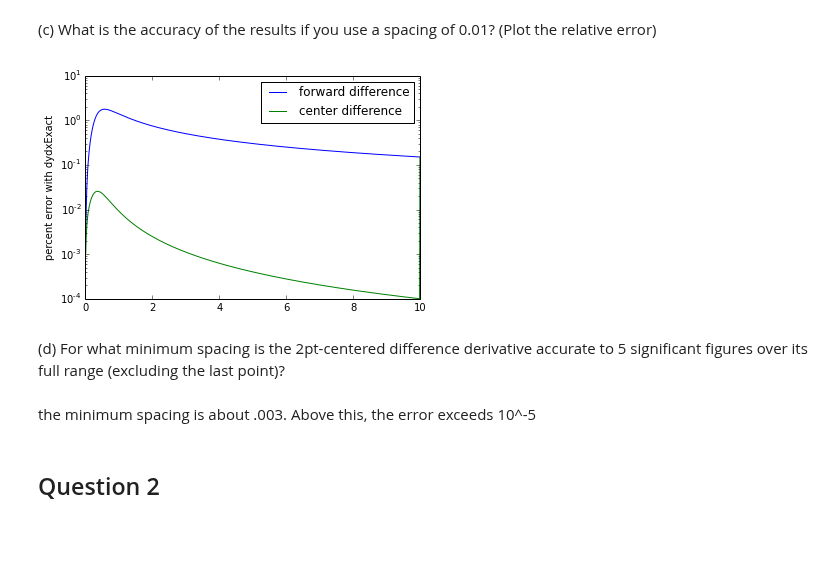
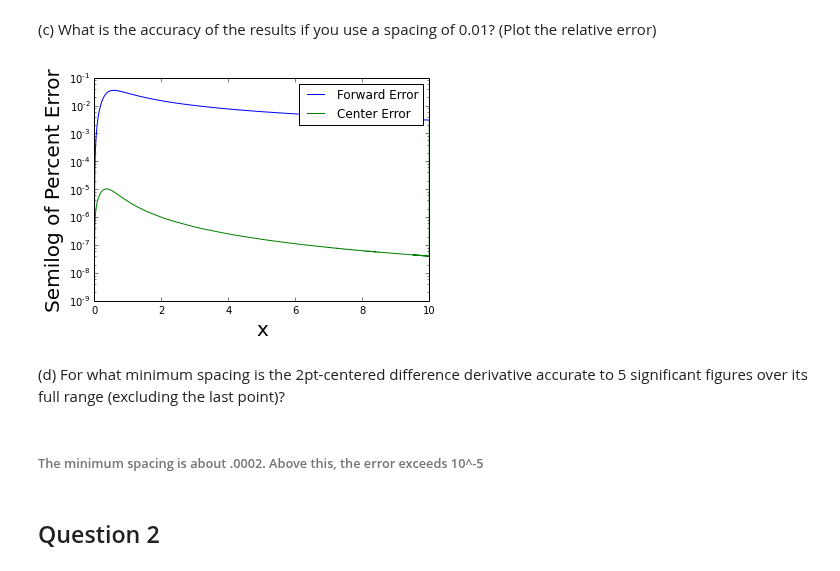
Before and after one commit to jpizagui/PHYS202-S14, a Jupyter notebook: SciPy/DifferentiationExercises.ipynb, the cells around one changed output. Cells and saved outputs as stored; diff of their text form; code cells hidden in the pictures; blank space fills up the shorter version.

```diff
--- a/SciPy/DifferentiationExercises.ipynb
+++ b/SciPy/DifferentiationExercises.ipynb
@@ -60,27 +51,28 @@ plt.show()
 
 (c) What is the accuracy of the results if you use a spacing of 0.01? (Plot the relative error)
 # %%
-x = np.arange(0,10,.01)
+x = np.arange(0,10,.0002)
 y = 8*x**4 + 3*x
 dydx1 = twoPtForwardDiff(x,y)
 dydx2 = twoPtCenteredDiff(x,y)
 realdydx = 32*x**3 + 3
 
 percentError1 = 100*abs( dydx1[1:] - realdydx[1:] )/realdydx[1:]
 percentError2 = 100*abs( dydx2[1:] - realdydx[1:] )/realdydx[1:]
-plt.semilogy(x[1:], percentError1, label='forward difference')
-plt.semilogy(x[1:], percentError2, label='center difference')
-plt.ylabel("percent error with dydxExact")
+plt.semilogy(x[1:], percentError1, label='Forward Error')
+plt.semilogy(x[1:], percentError2, label='Center Error')
+plt.xlabel("x",fontsize=20)
+plt.ylabel("Semilog of Percent Error",fontsize=20)
 plt.legend(loc="upper right")
 plt.show()
 # %% [output]
-[figure, old version]
+[figure, new version]
 # %% [markdown]
 
 
 (d) For what minimum spacing is the 2pt-centered difference derivative accurate to 5 significant figures over its full range (excluding the last point)?
 # %% [markdown]
-the minimum spacing is about .003. Above this, the error exceeds 10^-5
+###### The minimum spacing is about .0002. Above this, the error exceeds 10^-5
 # %% [markdown]
 ## Question 2
 # %%
```
Also changed, not shown: parts of 8 cells of this notebook, 1 other file.
